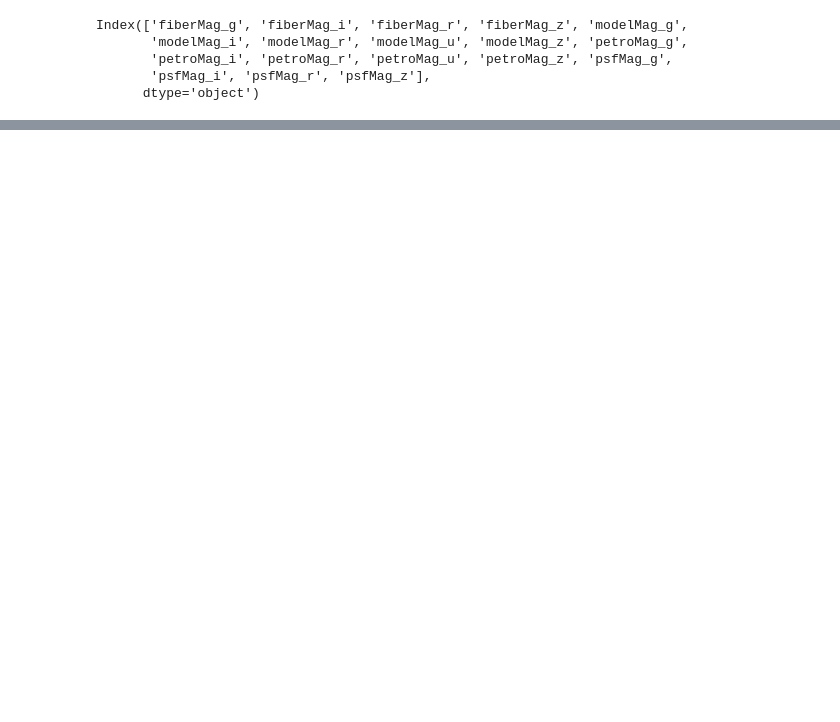
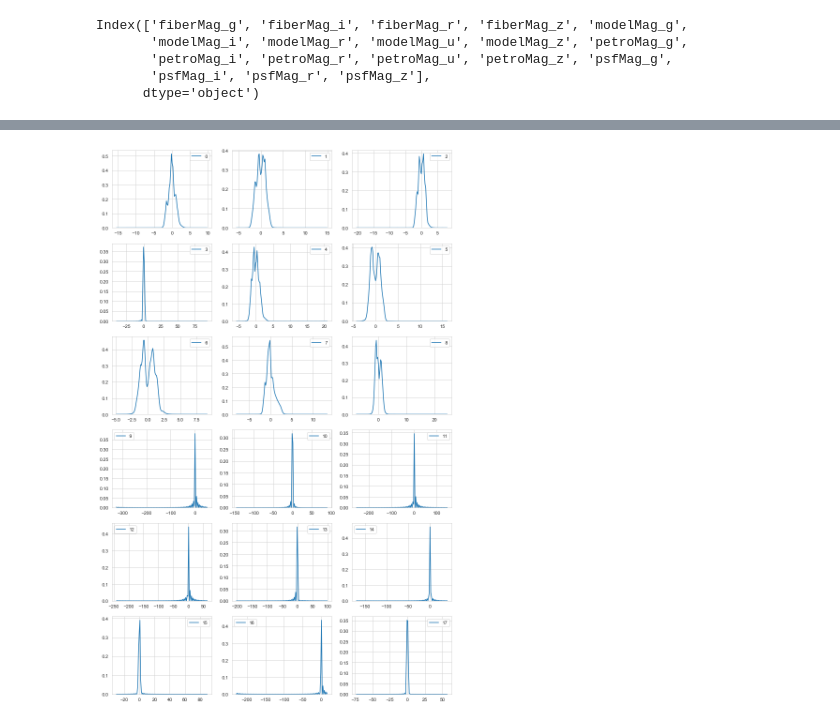
Before and after one commit to GyuYoungCho/machine_learning_Data_analysis, a Jupyter notebook: Dacon/process1.ipynb, the cells around one changed output, grey strips where cells are left out. Cells and saved outputs as stored; diff of their text form; code cells hidden in the pictures; blank space fills up the shorter version.

```diff
--- a/Dacon/process1.ipynb
+++ b/Dacon/process1.ipynb
@@ -115,5 +143,0 @@ test[test["psfMag_u"]<-2e+06]
-# %%
-plt.figure(figsize=(13,25))
-for i in range(21):
-    plt.subplot(7,3,i+1)
-    plt.plot(train_x.iloc[:,i],train_y)
@@ -393,8 +175,0 @@ AttributeError: toarrary not found
-# %%
-sample = pd.read_csv("submissions.csv", index_col='id')
-count = 0
-les = test_x["fiberID"]
-for i in range(199991,199991+len(les)):
-    if les[i] > 640 :
-        sample.iloc[i-199991,:] = 0
-        sample.iloc[i-199991,8] = 1
@@ -424,0 +229,6 @@ sample.to_csv("submission_test.csv")
+# %%
+for i in range(test.shape[0]):
+    if test.iloc[i,0] > 640:
+        sample_submission.iloc[i,8] = 1
+
+sample_submission.to_csv("sample_submission.csv")
@@ -424,0 +248,7 @@ sample.to_csv("submission_test.csv")
+# %%
+plt.figure(figsize=(13,25))
+for i in range(18):
+    plt.subplot(7,3,i+1)
+    g = sns.kdeplot(pd.DataFrame(scaler.fit_transform(new_train[feature_col])).iloc[:,i],)
+# %% [output]
+[figure, added]
```
Also changed, not shown: parts of 48 cells of this notebook.
